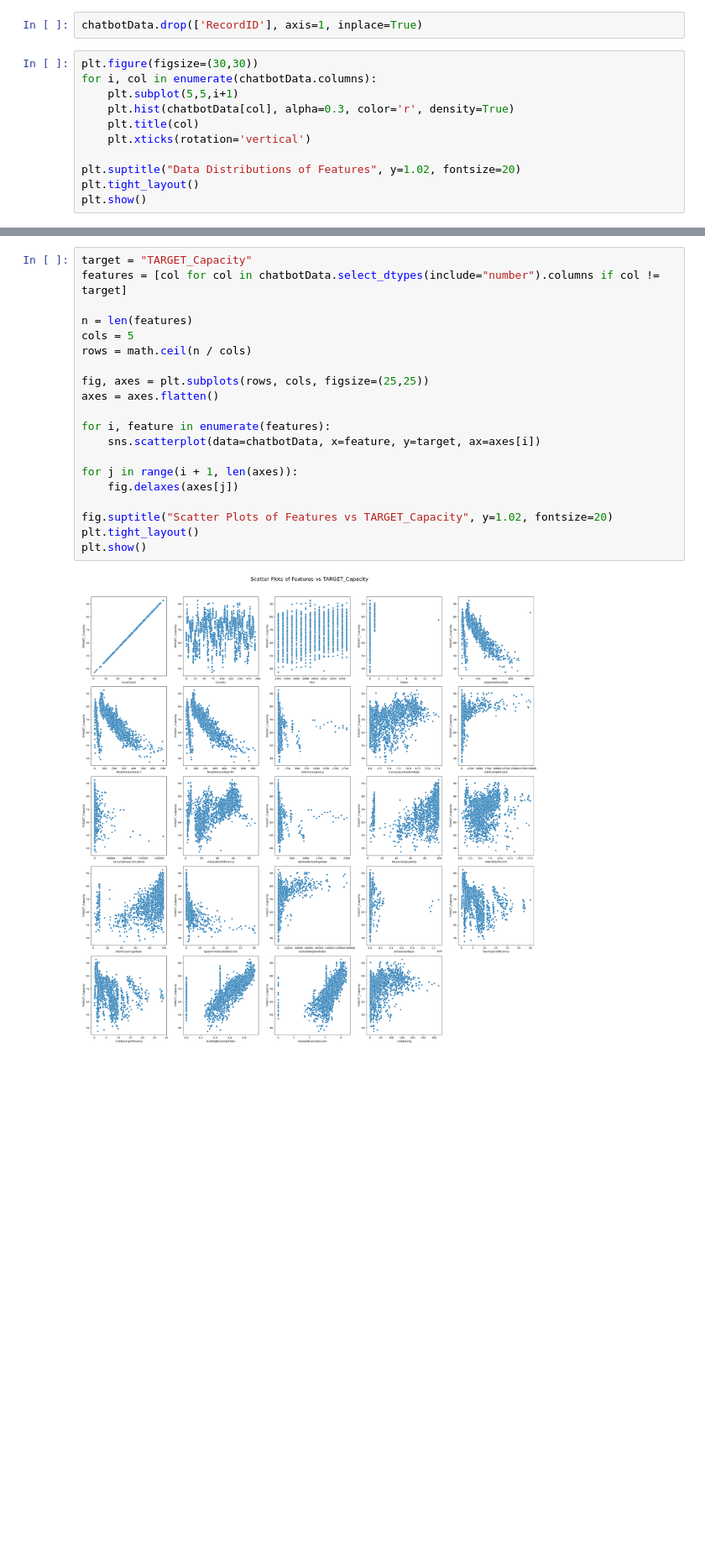
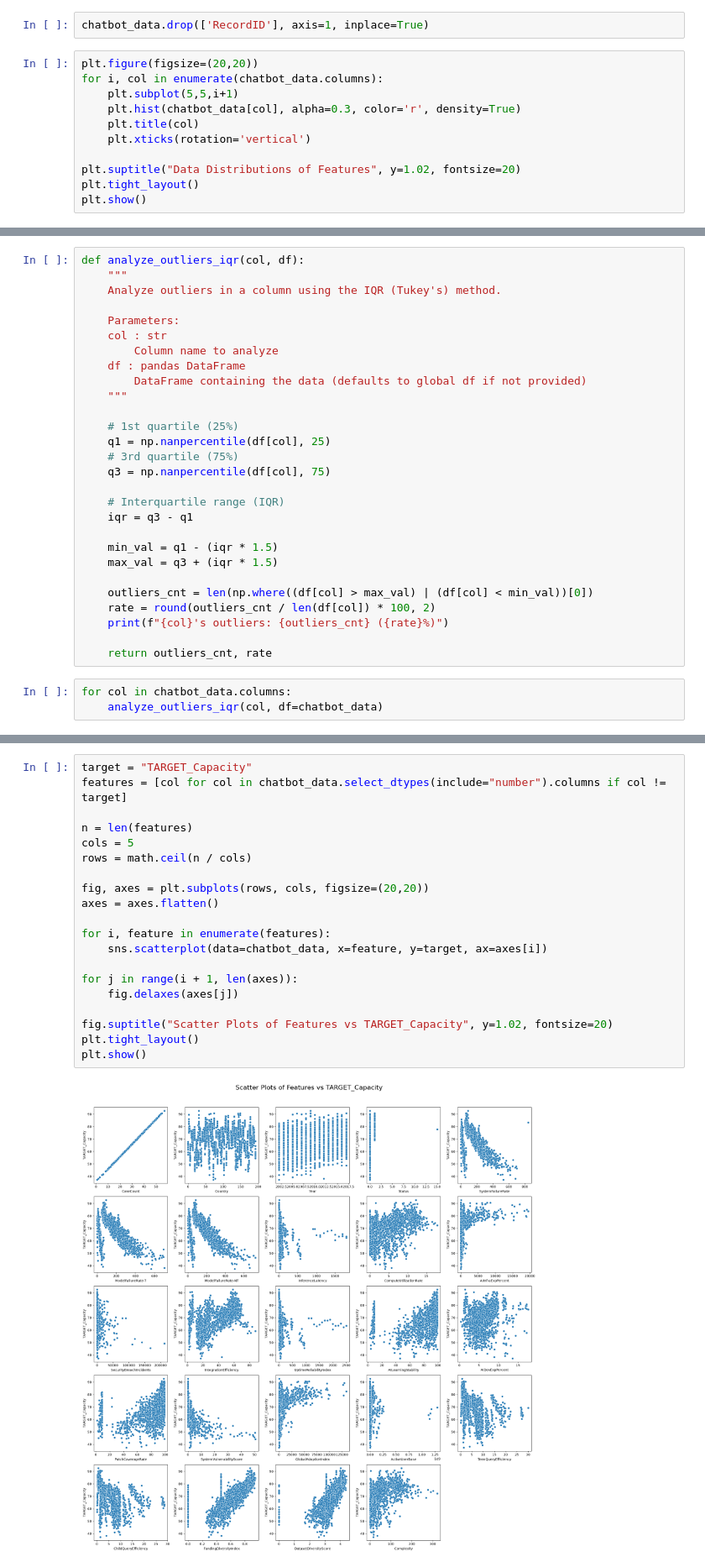
Before and after one commit to khangronky/cosc2753-assignment-1-2026b, a Jupyter notebook: notebook.ipynb, the cells around one changed output, grey strips where cells are left out. Shown at 84% size. Cells and saved outputs as stored; diff of their text form; blank space fills up the shorter version.

```diff
--- a/notebook.ipynb
+++ b/notebook.ipynb
@@ -115,12 +115,12 @@ plt.show()
 # %% [output]
 [figure]
 # %%
-chatbotData.drop(['RecordID'], axis=1, inplace=True)
+chatbot_data.drop(['RecordID'], axis=1, inplace=True)
 # %%
-plt.figure(figsize=(30,30))
-for i, col in enumerate(chatbotData.columns):
+plt.figure(figsize=(20,20))
+for i, col in enumerate(chatbot_data.columns):
     plt.subplot(5,5,i+1)
-    plt.hist(chatbotData[col], alpha=0.3, color='r', density=True)
+    plt.hist(chatbot_data[col], alpha=0.3, color='r', density=True)
     plt.title(col)
     plt.xticks(rotation='vertical')
 
@@ -143,3 +143,34 @@ plt.title('Chatbot’s capacity for meaningful conversation length')
 plt.show()
 # %% [output]
 [figure]
+# %%
+def analyze_outliers_iqr(col, df):
+    """
+    Analyze outliers in a column using the IQR (Tukey's) method.
+
+    Parameters:
+    col : str
+        Column name to analyze
+    df : pandas DataFrame
+        DataFrame containing the data (defaults to global df if not provided)
+    """
+
+    # 1st quartile (25%)
+    q1 = np.nanpercentile(df[col], 25)
+    # 3rd quartile (75%)
+    q3 = np.nanpercentile(df[col], 75)
+
+    # Interquartile range (IQR)
+    iqr = q3 - q1
+
+    min_val = q1 - (iqr * 1.5)
+    max_val = q3 + (iqr * 1.5)
+
+    outliers_cnt = len(np.where((df[col] > max_val) | (df[col] < min_val))[0])
+    rate = round(outliers_cnt / len(df[col]) * 100, 2)
+    print(f"{col}'s outliers: {outliers_cnt} ({rate}%)")
+
+    return outliers_cnt, rate
+# %%
+for col in chatbot_data.columns:
+    analyze_outliers_iqr(col, df=chatbot_data)
@@ -146,24 +208,24 @@ plt.show()
 # %%
 target = "TARGET_Capacity"
-features = [col for col in chatbotData.select_dtypes(include="number").columns if col != target]
+features = [col for col in chatbot_data.select_dtypes(include="number").columns if col != target]
 
 n = len(features)
 cols = 5
 rows = math.ceil(n / cols)
 
-fig, axes = plt.subplots(rows, cols, figsize=(25,25))
+fig, axes = plt.subplots(rows, cols, figsize=(20,20))
 axes = axes.flatten()
 
 for i, feature in enumerate(features):
-    sns.scatterplot(data=chatbotData, x=feature, y=target, ax=axes[i])
+    sns.scatterplot(data=chatbot_data, x=feature, y=target, ax=axes[i])
 
 for j in range(i + 1, len(axes)):
     fig.delaxes(axes[j])
 
 fig.suptitle("Scatter Plots of Features vs TARGET_Capacity", y=1.02, fontsize=20)
 plt.tight_layout()
 plt.show()
 # %% [output]
-[figure, old version]
+[figure, new version]
 # %%
 f, ax = plt.subplots(figsize=(20, 20))
```
Also changed, not shown: parts of 15 cells of this notebook.
